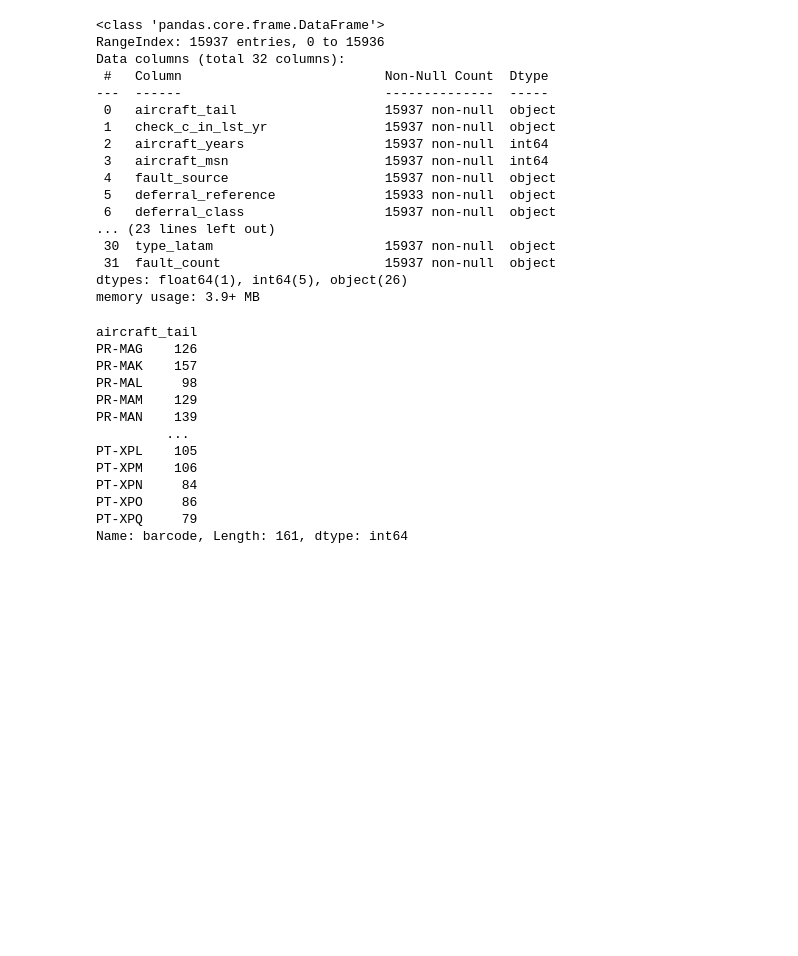
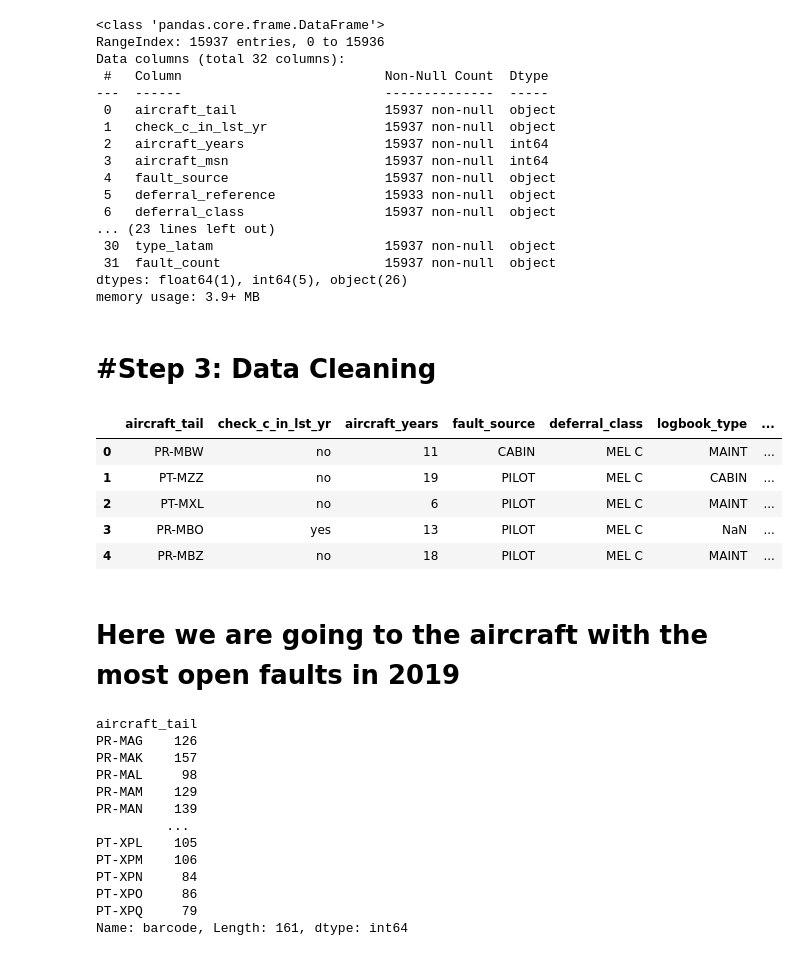
Before and after one commit to gabe144/Project1, a Jupyter notebook: aircraft-fault-data.ipynb, the cells around one changed output. Saved outputs shown, nothing was run; the diff lists cells and outputs as text; code cells hidden in the pictures; blank space fills up the shorter version.

```diff
--- a/aircraft-fault-data.ipynb
+++ b/aircraft-fault-data.ipynb
@@ -43,6 +43,21 @@ Data columns (total 32 columns):
  31  fault_count                     15937 non-null  object
 dtypes: float64(1), int64(5), object(26)
 memory usage: 3.9+ MB
+# %% [markdown]
+# #Step 3: Data Cleaning
+# %%
+df=df.drop(['aircraft_msn','deferral_reference','event_type','found_during_flight','aircraft_assembly','ata_4d','ata_6d','config_slot_details','maintenance_airline_code','maintenance_airline_code_group','fleet_type','fleet_holding','type','type_latam','moc'],axis=1)
+
+df.head()
+# %% [output]
+|  | aircraft_tail | check_c_in_lst_yr | aircraft_years | fault_source | deferral_class | logbook_type | ... |
+| 0 | PR-MBW | no | 11 | CABIN | MEL C | MAINT | ... |
+| 1 | PT-MZZ | no | 19 | PILOT | MEL C | CABIN | ... |
+| 2 | PT-MXL | no | 6 | PILOT | MEL C | MAINT | ... |
+| 3 | PR-MBO | yes | 13 | PILOT | MEL C | NaN | ... |
+| 4 | PR-MBZ | no | 18 | PILOT | MEL C | MAINT | ... |
+# %% [markdown]
+# Here we are going to the aircraft with the most open faults in 2019
 # %%
 dff = df.groupby(['aircraft_tail']).count()['barcode']
 dff
```
